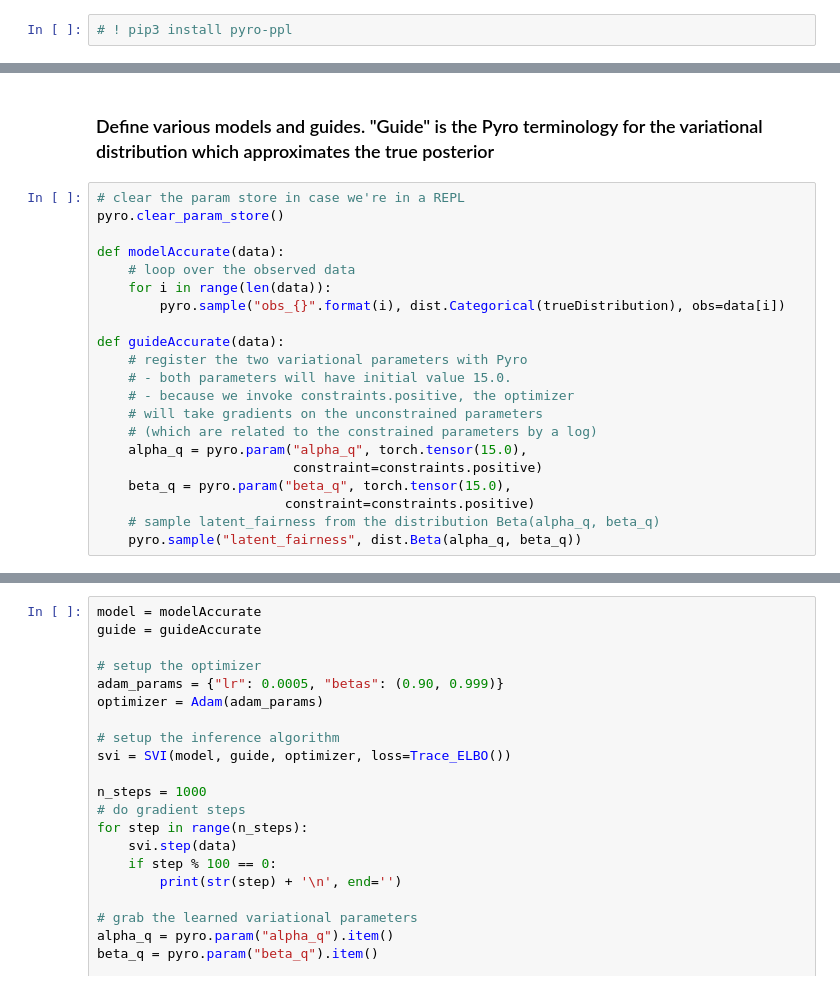
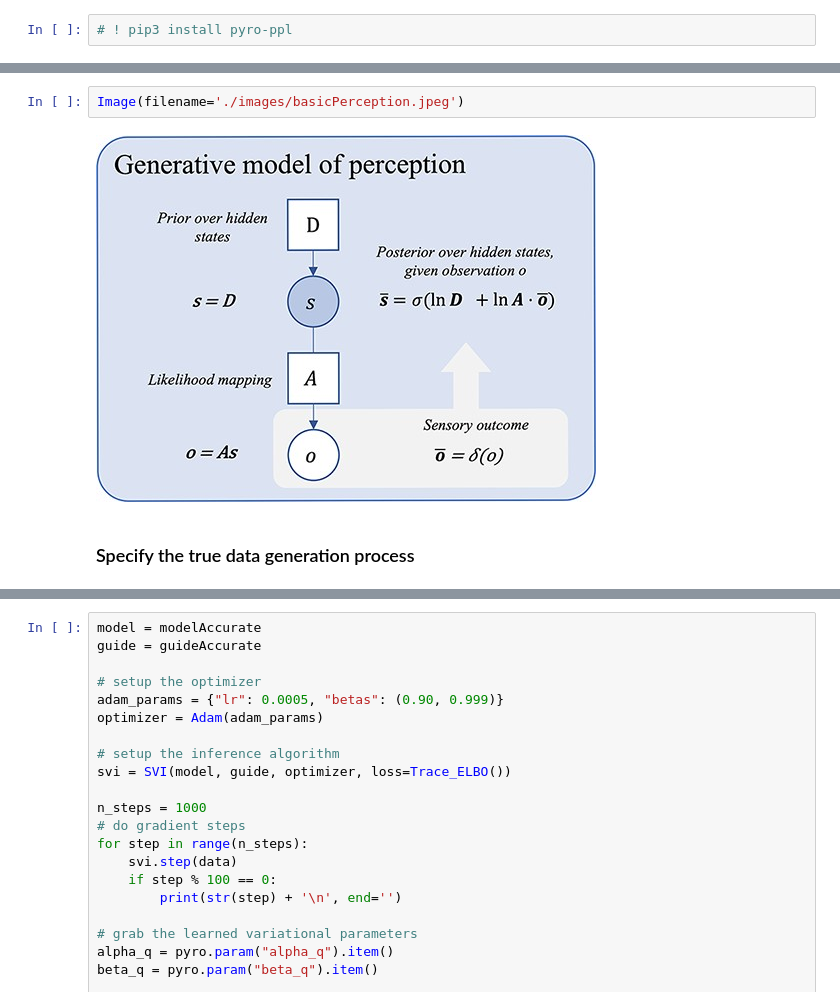
Before and after one commit to mettinger/activeInference, a Jupyter notebook: basicPerception.ipynb, the cells around one changed output, grey strips where cells are left out. Saved outputs shown, nothing was run; the diff lists cells and outputs as text.

```diff
--- a/basicPerception.ipynb
+++ b/basicPerception.ipynb
@@ -38,23 +20,6 @@ Observations:
-# %% [markdown]
-### Define various models and guides.  "Guide" is the Pyro terminology for the variational distribution which approximates the true posterior
-# %%
-# clear the param store in case we're in a REPL
-pyro.clear_param_store()
-
-def modelAccurate(data):
-    # loop over the observed data
-    for i in range(len(data)):
-        pyro.sample("obs_{}".format(i), dist.Categorical(trueDistribution), obs=data[i])
-
-def guideAccurate(data):
-    # register the two variational parameters with Pyro
-    # - both parameters will have initial value 15.0.
-    # - because we invoke constraints.positive, the optimizer
-    # will take gradients on the unconstrained parameters
-    # (which are related to the constrained parameters by a log)
-    alpha_q = pyro.param("alpha_q", torch.tensor(15.0),
-                         constraint=constraints.positive)
-    beta_q = pyro.param("beta_q", torch.tensor(15.0),
-                        constraint=constraints.positive)
-    # sample latent_fairness from the distribution Beta(alpha_q, beta_q)
-    pyro.sample("latent_fairness", dist.Beta(alpha_q, beta_q))
+# %%
+Image(filename='./images/basicPerception.jpeg')
+# %% [output]
+[figure, added]
+# %% [markdown]
+### Specify the true data generation process
```
Also changed, not shown: parts of 7 cells of this notebook, 1 other file.
